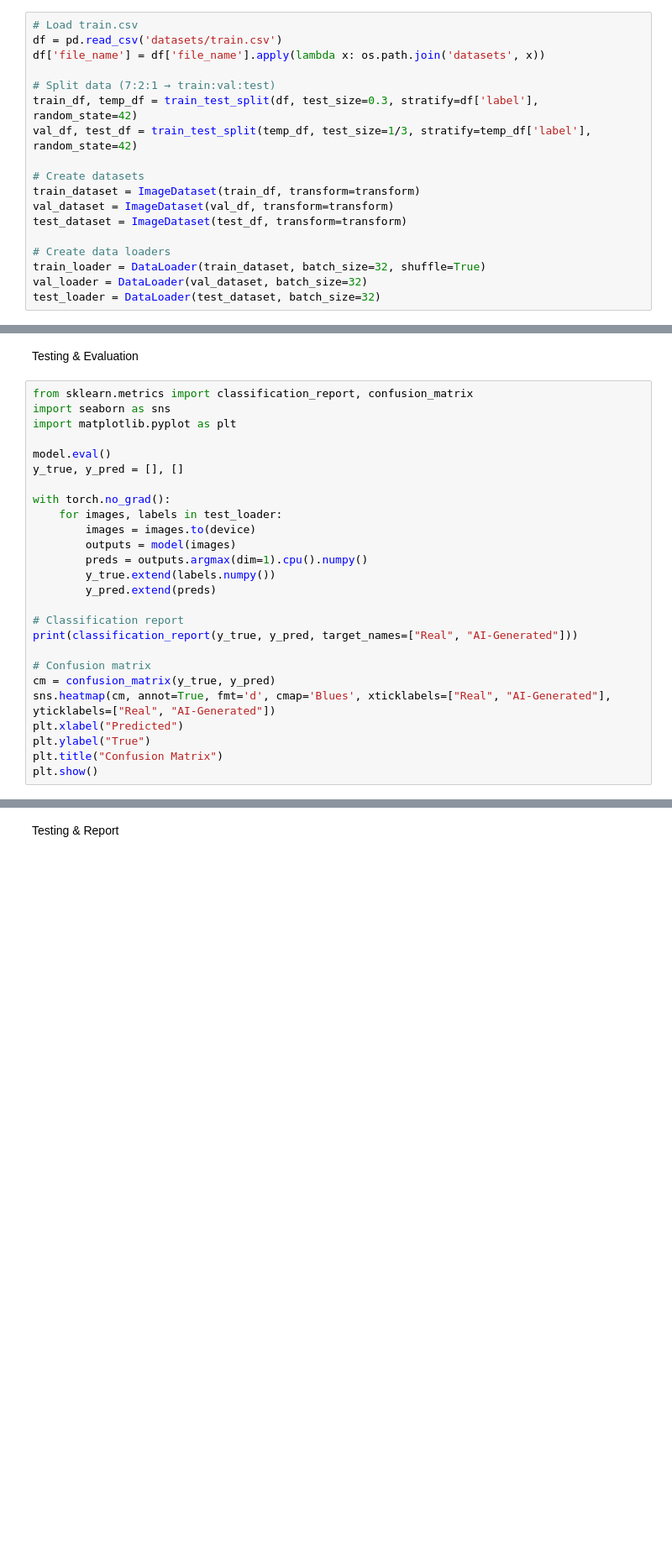
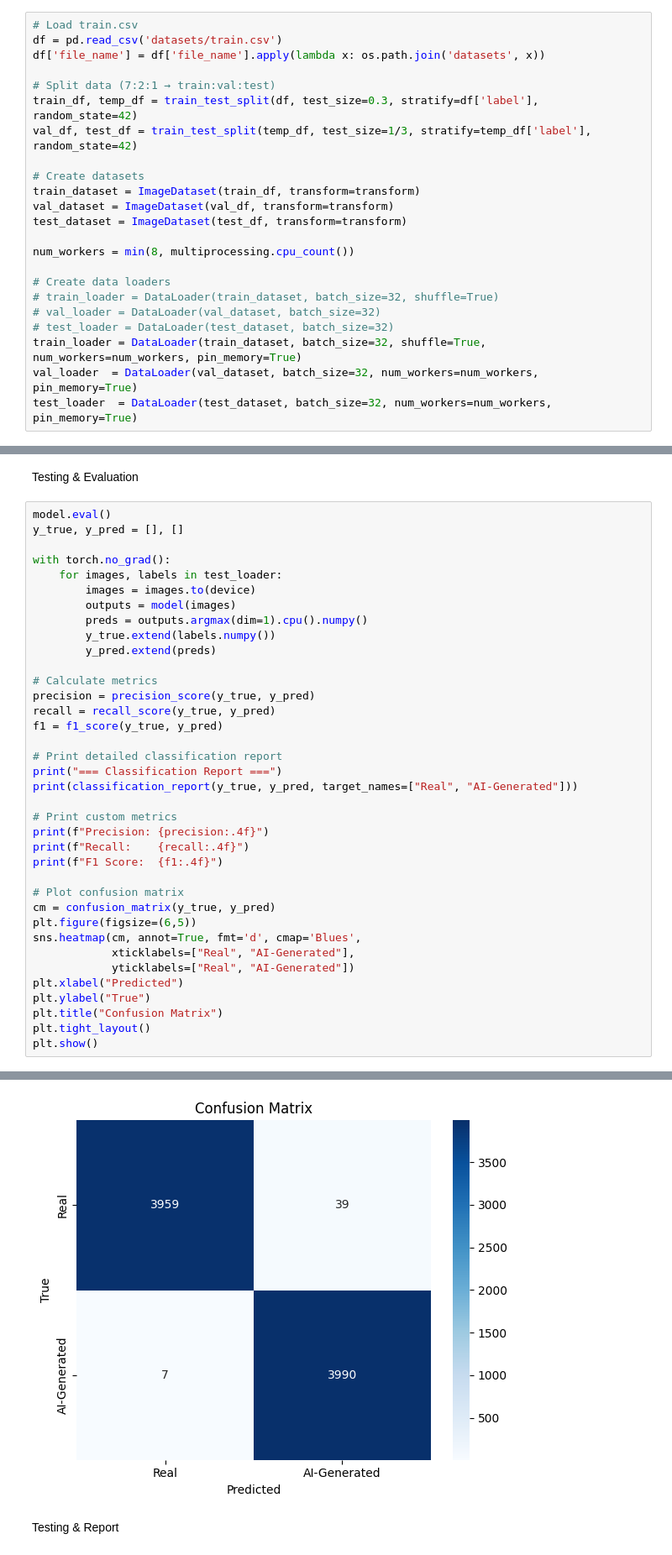
Before and after one commit to xuy50/ecgr5106-final-project, a Jupyter notebook: vit_ai_vs_real_classification_xai.ipynb, the cells around one changed output, grey strips where cells are left out. Shown at 84% size. Drawn from its saved outputs; the diff is of its cells as text; blank space fills up the shorter version.

```diff
--- a/vit_ai_vs_real_classification_xai.ipynb
+++ b/vit_ai_vs_real_classification_xai.ipynb
@@ -75,7 +108,12 @@ train_dataset = ImageDataset(train_df, transform=transform)
 val_dataset = ImageDataset(val_df, transform=transform)
 test_dataset = ImageDataset(test_df, transform=transform)
 
+num_workers = min(8, multiprocessing.cpu_count())
+
 # Create data loaders
-train_loader = DataLoader(train_dataset, batch_size=32, shuffle=True)
-val_loader = DataLoader(val_dataset, batch_size=32)
-test_loader = DataLoader(test_dataset, batch_size=32)
+# train_loader = DataLoader(train_dataset, batch_size=32, shuffle=True)
+# val_loader = DataLoader(val_dataset, batch_size=32)
+# test_loader = DataLoader(test_dataset, batch_size=32)
+train_loader = DataLoader(train_dataset, batch_size=32, shuffle=True, num_workers=num_workers, pin_memory=True)
+val_loader  = DataLoader(val_dataset, batch_size=32, num_workers=num_workers, pin_memory=True)
+test_loader  = DataLoader(test_dataset, batch_size=32, num_workers=num_workers, pin_memory=True)
@@ -149,10 +305,6 @@ for epoch in range(5):
 # %% [markdown]
 Testing & Evaluation
 # %%
-from sklearn.metrics import classification_report, confusion_matrix
-import seaborn as sns
-import matplotlib.pyplot as plt
-
 model.eval()
 y_true, y_pred = [], []
 
@@ -164,13 +316,29 @@ with torch.no_grad():
         y_true.extend(labels.numpy())
         y_pred.extend(preds)
 
-# Classification report
+# Calculate metrics
+precision = precision_score(y_true, y_pred)
+recall = recall_score(y_true, y_pred)
+f1 = f1_score(y_true, y_pred)
+
+# Print detailed classification report
+print("=== Classification Report ===")
 print(classification_report(y_true, y_pred, target_names=["Real", "AI-Generated"]))
 
-# Confusion matrix
+# Print custom metrics
+print(f"Precision: {precision:.4f}")
+print(f"Recall:    {recall:.4f}")
+print(f"F1 Score:  {f1:.4f}")
+
+# Plot confusion matrix
 cm = confusion_matrix(y_true, y_pred)
-sns.heatmap(cm, annot=True, fmt='d', cmap='Blues', xticklabels=["Real", "AI-Generated"], yticklabels=["Real", "AI-Generated"])
+plt.figure(figsize=(6,5))
+sns.heatmap(cm, annot=True, fmt='d', cmap='Blues',
+            xticklabels=["Real", "AI-Generated"],
+            yticklabels=["Real", "AI-Generated"])
 plt.xlabel("Predicted")
 plt.ylabel("True")
 plt.title("Confusion Matrix")
+plt.tight_layout()
 plt.show()
+# %% [output]
@@ -177,3 +358,4 @@ plt.show()
+[figure, added]
 # %% [markdown]
 Testing & Report
 # %%
```
Also changed, not shown: parts of 13 cells of this notebook.
